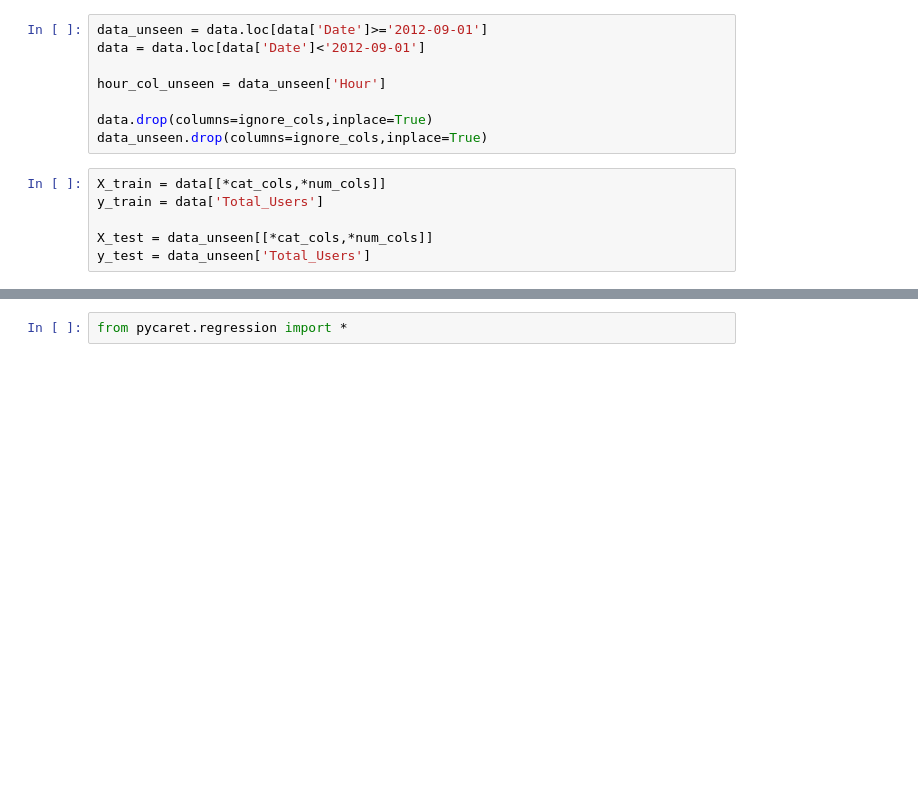
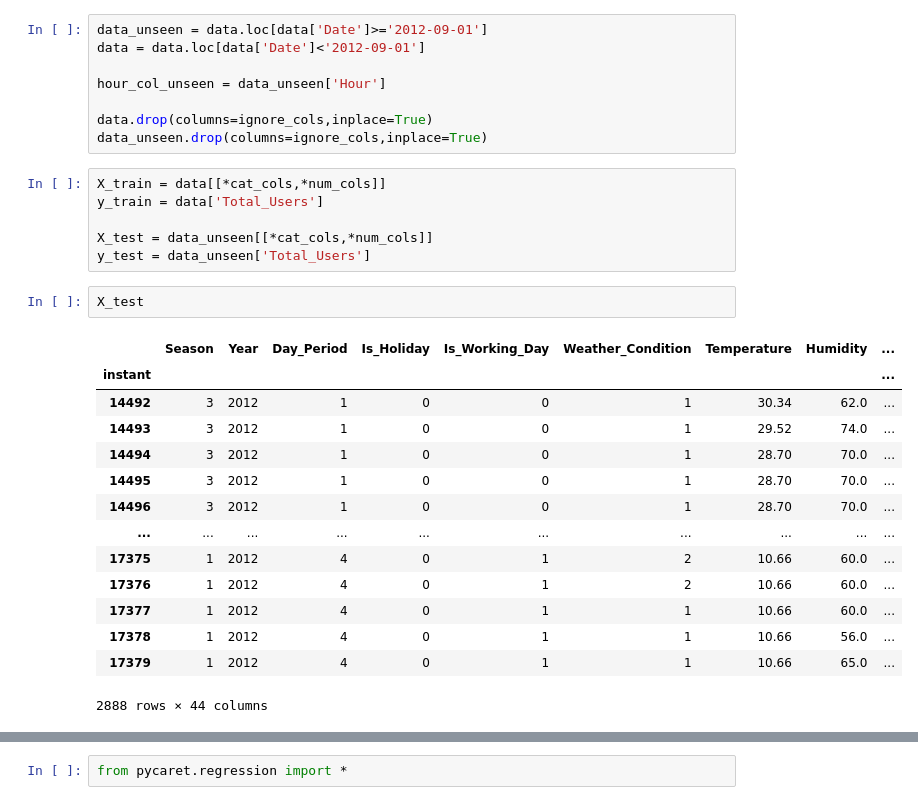
Before and after one commit to vasco-oliveiraa/Bike_Sharing_DC_Dashboard, a Jupyter notebook: Notebook.ipynb, the cells around one changed output, grey strips where cells are left out. Saved outputs shown, nothing was run; the diff lists cells and outputs as text; blank space fills up the shorter version.

```diff
--- a/Notebook.ipynb
+++ b/Notebook.ipynb
@@ -306,3 +317,20 @@ y_train = data['Total_Users']
 
 X_test = data_unseen[[*cat_cols,*num_cols]]
 y_test = data_unseen['Total_Users']
+# %%
+X_test
+# %% [output]
+|  | Season | Year | Day_Period | Is_Holiday | Is_Working_Day | Weather_Condition | Temperature | Humidity | ... |
+| instant |  |  |  |  |  |  |  |  | ... |
+| 14492 | 3 | 2012 | 1 | 0 | 0 | 1 | 30.34 | 62.0 | ... |
+| 14493 | 3 | 2012 | 1 | 0 | 0 | 1 | 29.52 | 74.0 | ... |
+| 14494 | 3 | 2012 | 1 | 0 | 0 | 1 | 28.70 | 70.0 | ... |
+| 14495 | 3 | 2012 | 1 | 0 | 0 | 1 | 28.70 | 70.0 | ... |
+| 14496 | 3 | 2012 | 1 | 0 | 0 | 1 | 28.70 | 70.0 | ... |
+| ... | ... | ... | ... | ... | ... | ... | ... | ... | ... |
+| 17375 | 1 | 2012 | 4 | 0 | 1 | 2 | 10.66 | 60.0 | ... |
+| 17376 | 1 | 2012 | 4 | 0 | 1 | 2 | 10.66 | 60.0 | ... |
+| 17377 | 1 | 2012 | 4 | 0 | 1 | 1 | 10.66 | 60.0 | ... |
+| 17378 | 1 | 2012 | 4 | 0 | 1 | 1 | 10.66 | 56.0 | ... |
+| 17379 | 1 | 2012 | 4 | 0 | 1 | 1 | 10.66 | 65.0 | ... |
+2888 rows × 44 columns
```
Also changed, not shown: parts of 2 cells of this notebook, 1 other file.
